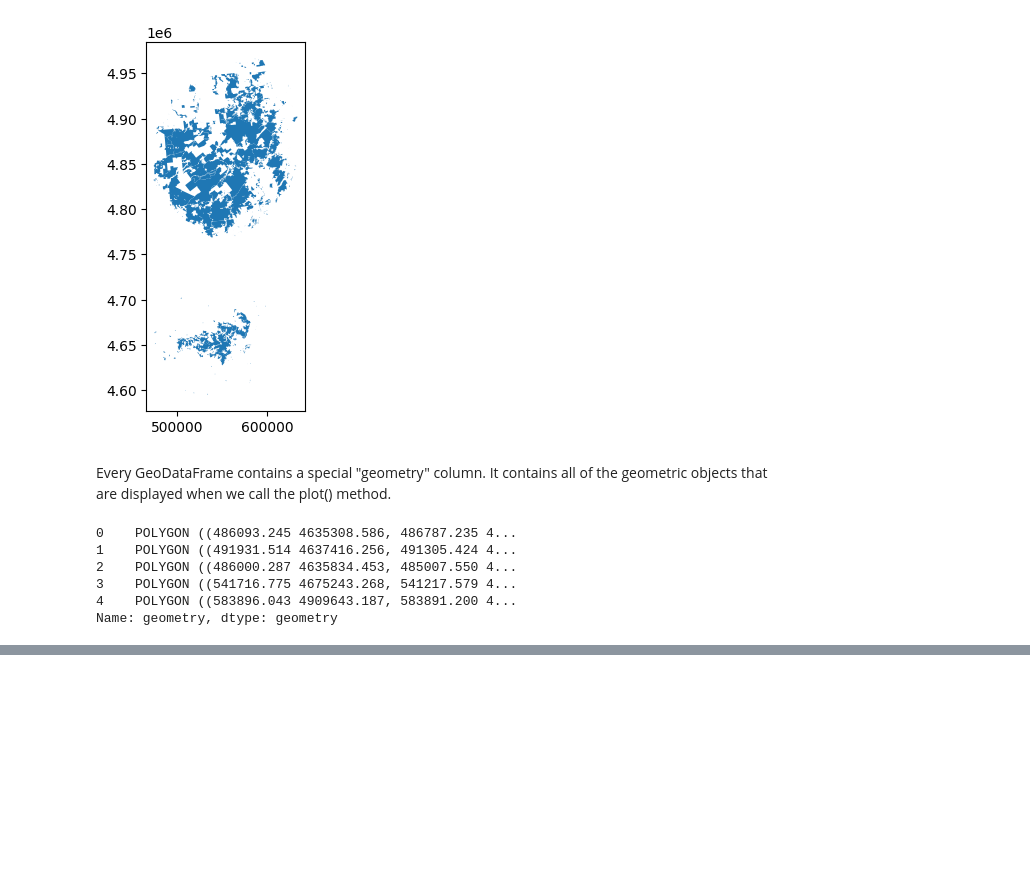
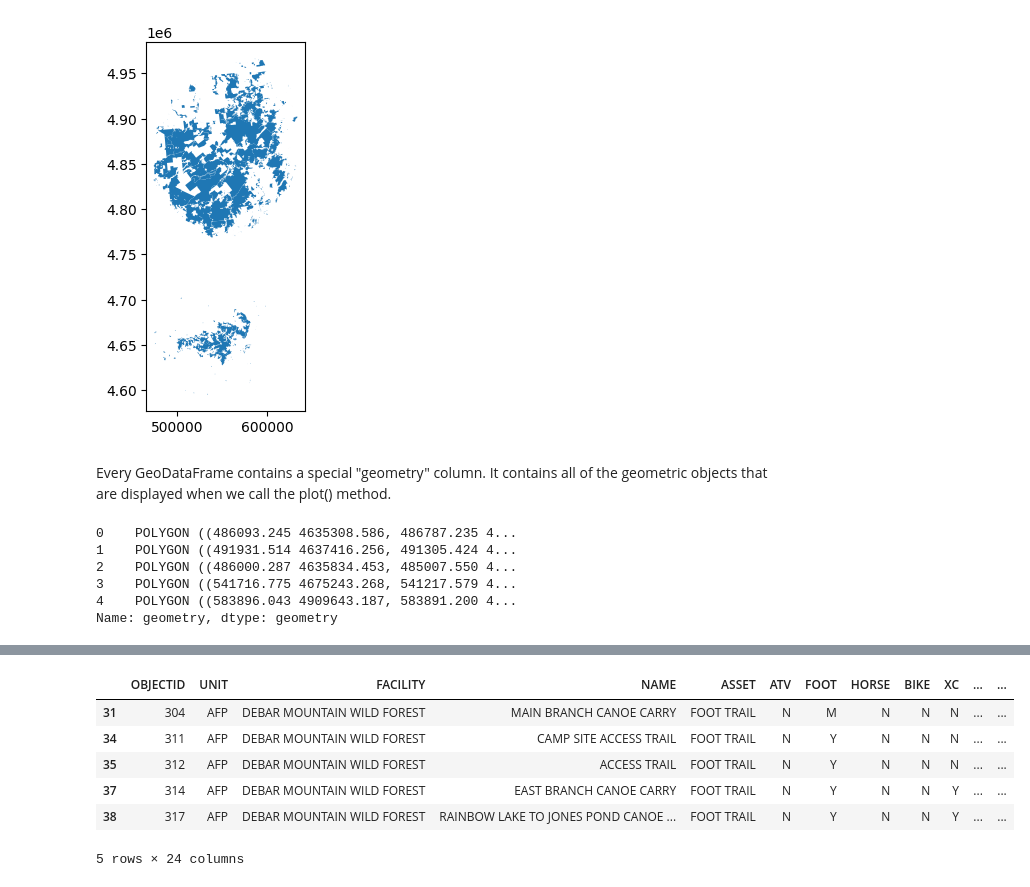
Before and after one commit to pengfei99/GeoSpatial_analysis_python, a Jupyter notebook: Lessons/01.Introduction.ipynb, the cells around one changed output, grey strips where cells are left out. Saved outputs shown, nothing was run; the diff lists cells and outputs as text; code cells hidden in the pictures; blank space fills up the shorter version.

```diff
--- a/Lessons/01.Introduction.ipynb
+++ b/Lessons/01.Introduction.ipynb
@@ -118,0 +139,15 @@ The **geometry** column can contain below datatypes
+# %%
+# Foot trails in New York state (LineString)
+roads_trails_path=f"{root_dir}/DEC_roadstrails/Decroadstrails.shp"
+roads_trails = gpd.read_file(roads_trails_path)
+trails = roads_trails.loc[roads_trails.ASSET=='FOOT TRAIL'].copy()
+
+trails.head()
+# %% [output]
+|  | OBJECTID | UNIT | FACILITY | NAME | ASSET | ATV | FOOT | HORSE | BIKE | XC | ... | ... |
+| 31 | 304 | AFP | DEBAR MOUNTAIN WILD FOREST | MAIN BRANCH CANOE CARRY | FOOT TRAIL | N | M | N | N | N | ... | ... |
+| 34 | 311 | AFP | DEBAR MOUNTAIN WILD FOREST | CAMP SITE ACCESS TRAIL | FOOT TRAIL | N | Y | N | N | N | ... | ... |
+| 35 | 312 | AFP | DEBAR MOUNTAIN WILD FOREST | ACCESS TRAIL | FOOT TRAIL | N | Y | N | N | N | ... | ... |
+| 37 | 314 | AFP | DEBAR MOUNTAIN WILD FOREST | EAST BRANCH CANOE CARRY | FOOT TRAIL | N | Y | N | N | Y | ... | ... |
+| 38 | 317 | AFP | DEBAR MOUNTAIN WILD FOREST | RAINBOW LAKE TO JONES POND CANOE ... | FOOT TRAIL | N | Y | N | N | Y | ... | ... |
+5 rows × 24 columns
```
Also changed, not shown: parts of 7 cells of this notebook.
